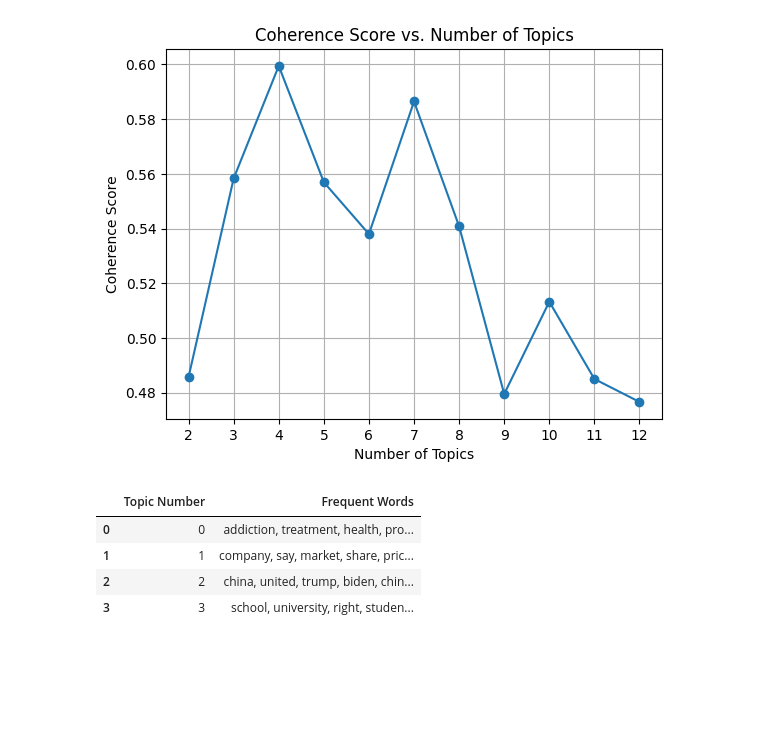
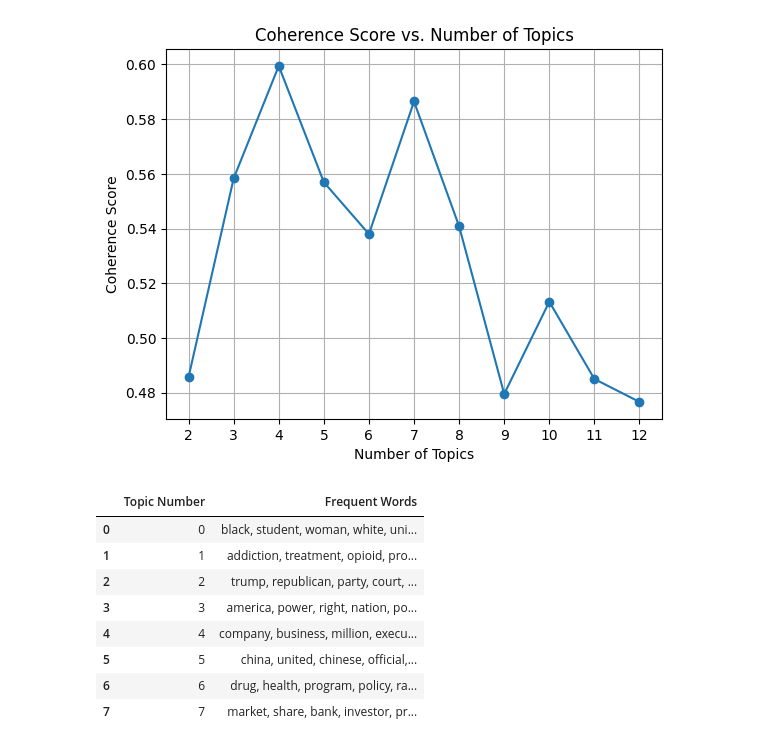
Before and after one commit to YounSooKimTech/Joy_RA_2024, a Jupyter notebook: 03_19_Meeting_Factiva.ipynb, the cells around one changed output. Saved outputs shown, nothing was run; the diff lists cells and outputs as text; code cells hidden in the pictures; blank space fills up the shorter version.

```diff
--- a/03_19_Meeting_Factiva.ipynb
+++ b/03_19_Meeting_Factiva.ipynb
@@ -253,7 +267,7 @@ nltk.download('wordnet')
 
 # Load English stopwords
 stop_words = set(stopwords.words('english'))
-custom_stopwords_to_add = {'http', 'thing', 'HTTP'}
+custom_stopwords_to_add = {'http', 'thing', 'HTTP', 'Http', 'https', 'things', 'percent', 'say', 'says', 'really'}
 stop_words.update(custom_stopwords_to_add)
 
 lemmatizer = WordNetLemmatizer()
@@ -273,8 +287,8 @@ dictionary.filter_extremes(no_below=1, no_above=0.5)
 corpus = [dictionary.doc2bow(text) for text in texts]
 
 # Building the LDA model
-lda_model = LdaModel(corpus=corpus, id2word=dictionary, num_topics=5, random_state=100,
-                     update_every=1, chunksize=100, passes=10, alpha='auto', per_word_topics=True)
+lda_model = LdaModel(corpus=corpus, id2word=dictionary, num_topics=8, random_state=100,
+                     update_every=1, chunksize=1000, passes=10, alpha='auto', per_word_topics=True)
 
 # Displaying the topics
 topics = lda_model.print_topics(num_words=10)
@@ -328,24 +346,28 @@ plt.show()
 # %%
 import pandas as pd
 
 top_n_words = 30
 
-lda_model = LdaModel(corpus=corpus, id2word=dictionary, num_topics=4, random_state=100,
+lda_model = LdaModel(corpus=corpus, id2word=dictionary, num_topics=8, random_state=100,
                      update_every=1, chunksize=100, passes=10, alpha='auto', per_word_topics=True)
 
 topics = lda_model.print_topics(num_words=top_n_words)
 
 topic_df = pd.DataFrame(columns=['Topic Number', 'Frequent Words'])
 
 for topic_num, words in topics:
     clean_words = ', '.join(word for word, _ in lda_model.show_topic(topic_num, topn=top_n_words))
     topic_df = topic_df.append({'Topic Number': topic_num, 'Frequent Words': clean_words}, ignore_index=True)
 
 topic_df
 # %% [output]
 |  | Topic Number | Frequent Words |
-| 0 | 0 | addiction, treatment, health, pro... |
-| 1 | 1 | company, say, market, share, pric... |
-| 2 | 2 | china, united, trump, biden, chin... |
-| 3 | 3 | school, university, right, studen... |
+| 0 | 0 | black, student, woman, white, uni... |
+| 1 | 1 | addiction, treatment, opioid, pro... |
+| 2 | 2 | trump, republican, party, court, ... |
+| 3 | 3 | america, power, right, nation, po... |
+| 4 | 4 | company, business, million, execu... |
+| 5 | 5 | china, united, chinese, official,... |
+| 6 | 6 | drug, health, program, policy, ra... |
+| 7 | 7 | market, share, bank, investor, pr... |
 # %%
```
Also changed, not shown: parts of 17 cells of this notebook.
